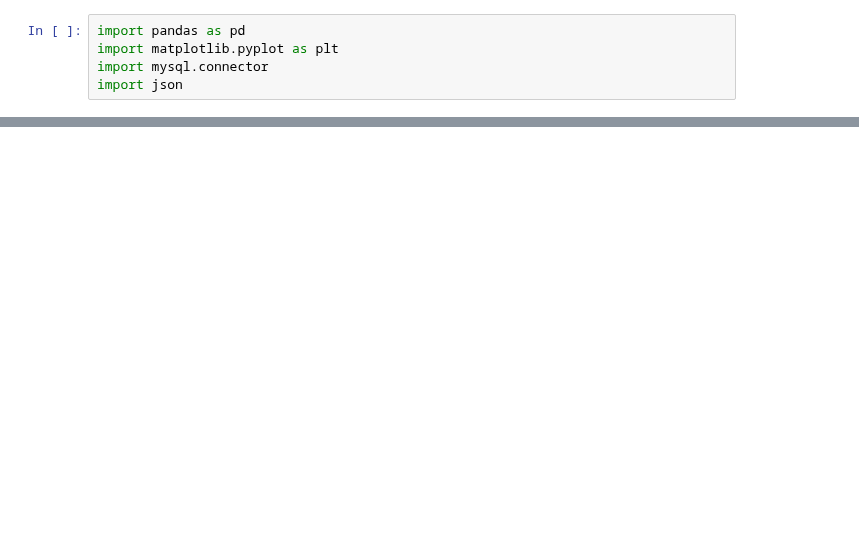
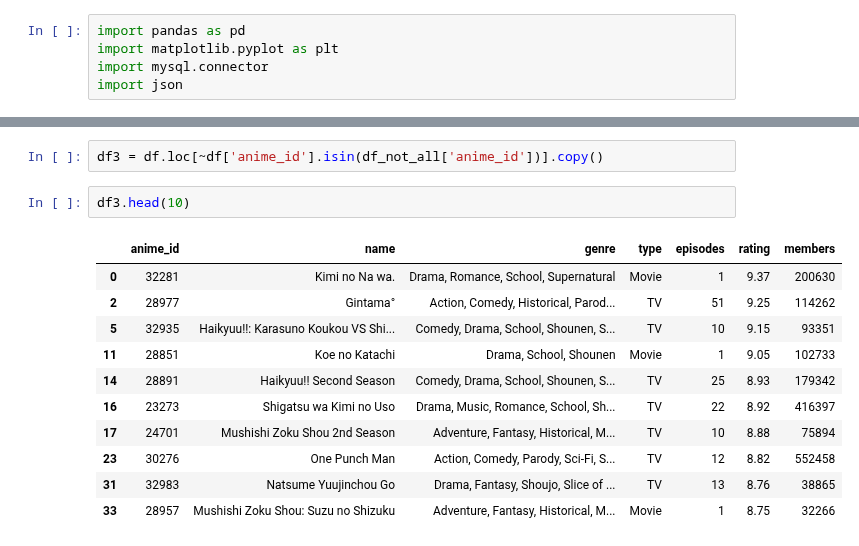
Before and after one commit to ErnestaTum/-Python_mokymai, a Jupyter notebook: final_work.ipynb, the cells around one changed output, grey strips where cells are left out. Cells and saved outputs as stored; diff of their text form; blank space fills up the shorter version.

```diff
--- a/final_work.ipynb
+++ b/final_work.ipynb
@@ -51,0 +66,16 @@ memory usage: 87.7+ KB
+# %%
+df3 = df.loc[~df['anime_id'].isin(df_not_all['anime_id'])].copy()
+# %%
+df3.head(10)
+# %% [output]
+|  | anime_id | name | genre | type | episodes | rating | members |
+| 0 | 32281 | Kimi no Na wa. | Drama, Romance, School, Supernatural | Movie | 1 | 9.37 | 200630 |
+| 2 | 28977 | Gintama° | Action, Comedy, Historical, Parod... | TV | 51 | 9.25 | 114262 |
+| 5 | 32935 | Haikyuu!!: Karasuno Koukou VS Shi... | Comedy, Drama, School, Shounen, S... | TV | 10 | 9.15 | 93351 |
+| 11 | 28851 | Koe no Katachi | Drama, School, Shounen | Movie | 1 | 9.05 | 102733 |
+| 14 | 28891 | Haikyuu!! Second Season | Comedy, Drama, School, Shounen, S... | TV | 25 | 8.93 | 179342 |
+| 16 | 23273 | Shigatsu wa Kimi no Uso | Drama, Music, Romance, School, Sh... | TV | 22 | 8.92 | 416397 |
+| 17 | 24701 | Mushishi Zoku Shou 2nd Season | Adventure, Fantasy, Historical, M... | TV | 10 | 8.88 | 75894 |
+| 23 | 30276 | One Punch Man | Action, Comedy, Parody, Sci-Fi, S... | TV | 12 | 8.82 | 552458 |
+| 31 | 32983 | Natsume Yuujinchou Go | Drama, Fantasy, Shoujo, Slice of ... | TV | 13 | 8.76 | 38865 |
+| 33 | 28957 | Mushishi Zoku Shou: Suzu no Shizuku | Adventure, Fantasy, Historical, M... | Movie | 1 | 8.75 | 32266 |
```
Also changed, not shown: parts of 8 cells of this notebook.
